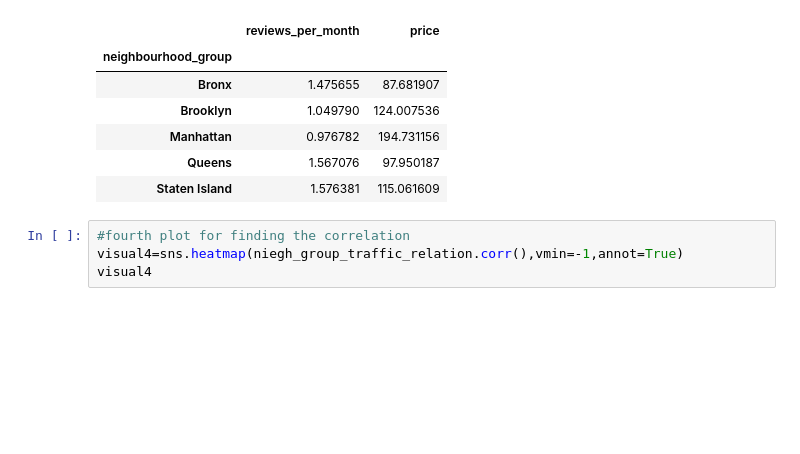
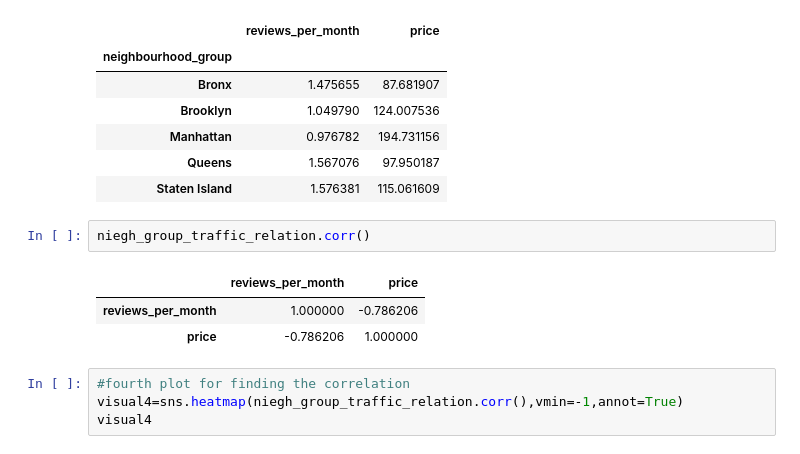
Before and after one commit to Creatrohit9/AIRBNB-PROJECT-1-CAPSTON, a Jupyter notebook: MD1WK4ROHIT_Airbnb_Bookings_Analysis_Capstone_Project.ipynb, the cells around one changed output. Cells and saved outputs as stored; diff of their text form; blank space fills up the shorter version.

Commit message:
Commit for corr table

```diff
--- a/MD1WK4ROHIT_Airbnb_Bookings_Analysis_Capstone_Project.ipynb
+++ b/MD1WK4ROHIT_Airbnb_Bookings_Analysis_Capstone_Project.ipynb
@@ -389,6 +393,12 @@ niegh_group_traffic_relation
 | Manhattan | 0.976782 | 194.731156 |
 | Queens | 1.567076 | 97.950187 |
 | Staten Island | 1.576381 | 115.061609 |
+# %%
+niegh_group_traffic_relation.corr()
+# %% [output]
+|  | reviews_per_month | price |
+| reviews_per_month | 1.000000 | -0.786206 |
+| price | -0.786206 | 1.000000 |
 # %%
 #fourth plot for finding the correlation
 visual4=sns.heatmap(niegh_group_traffic_relation.corr(),vmin=-1,annot=True)
```
Also changed, not shown: parts of 6 cells of this notebook.
